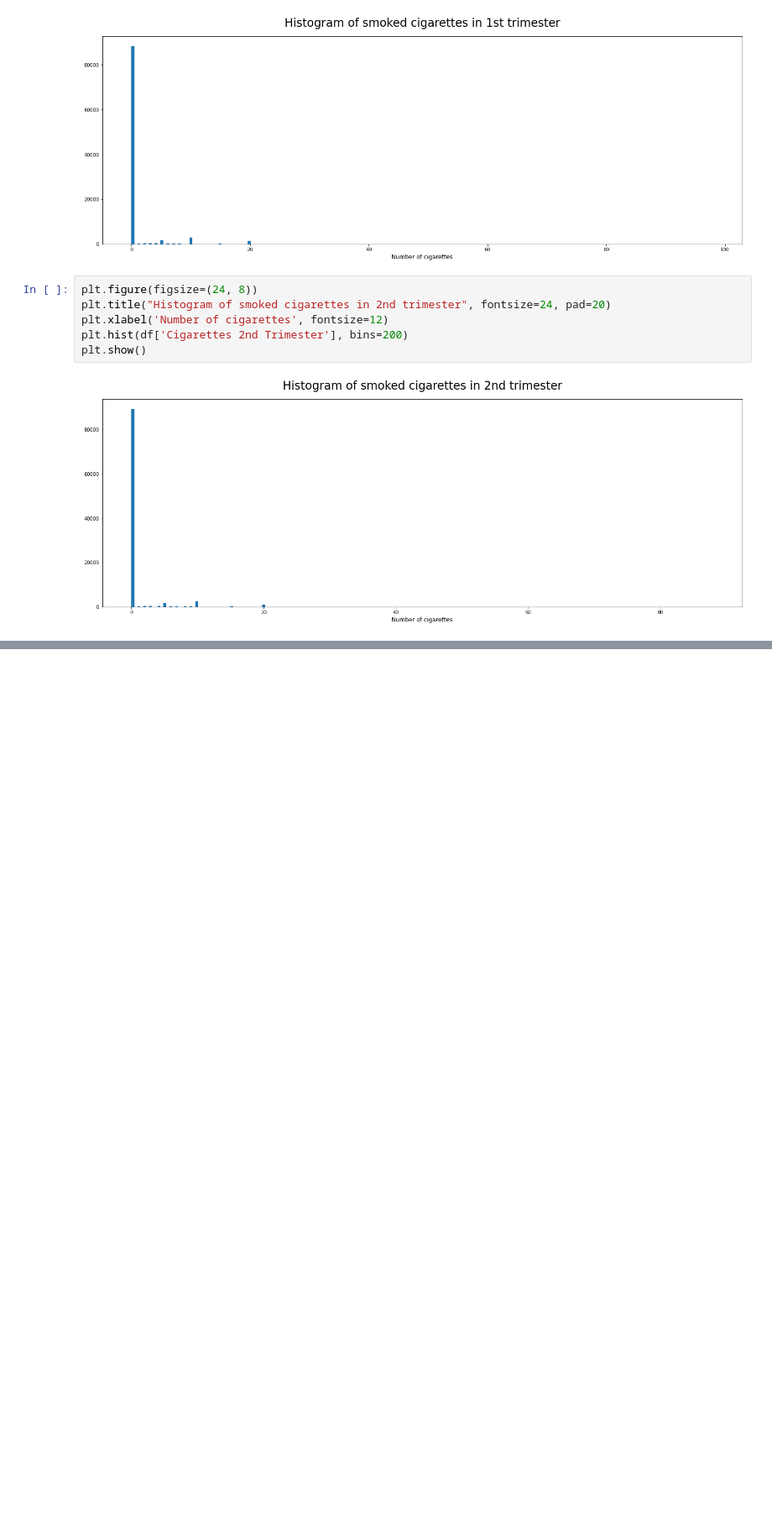
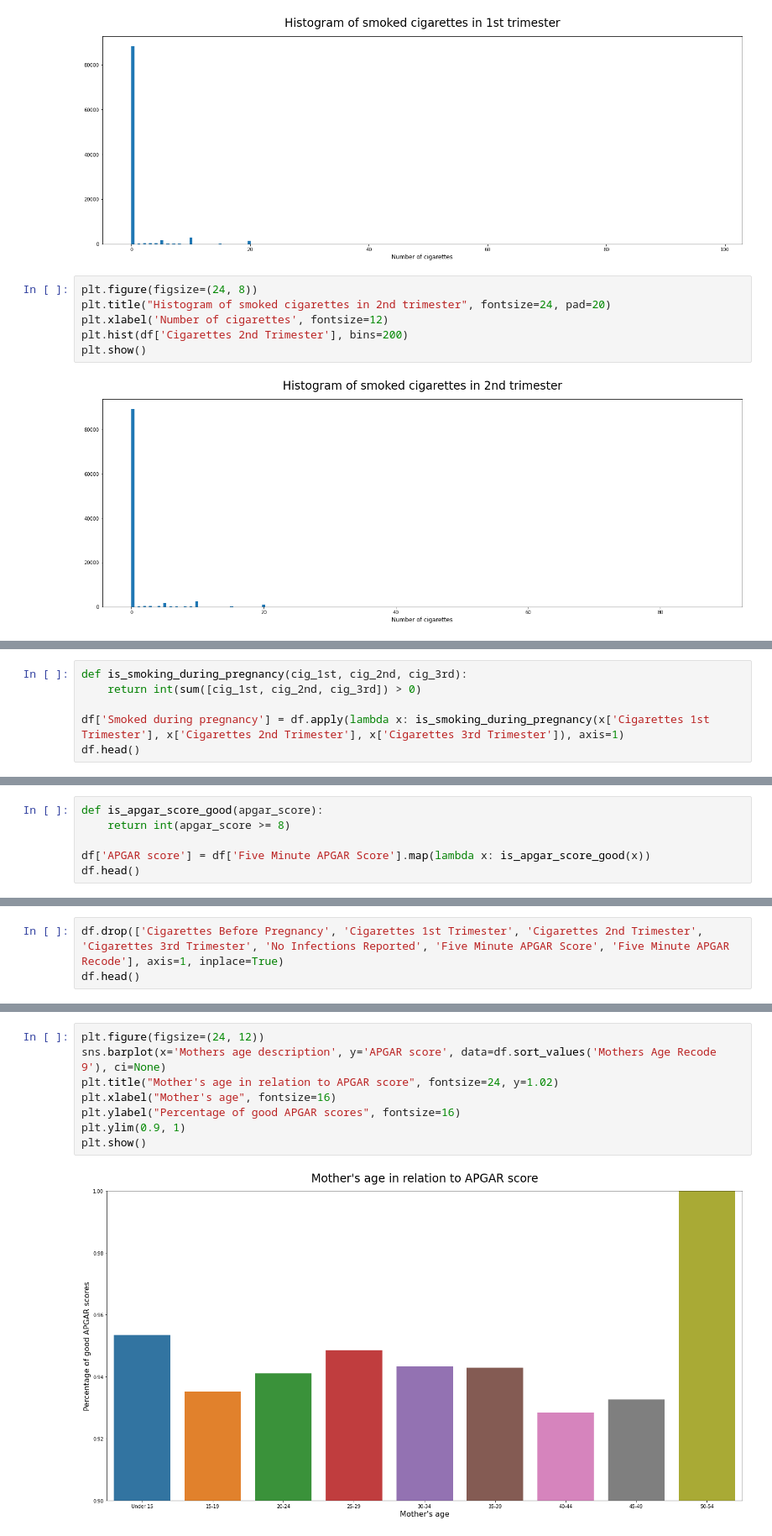
Before and after one commit to WiktorSa/Projekt-MSiD, a Jupyter notebook: notebook/Czynniki wpływające na wynik APGAR.ipynb, the cells around one changed output, grey strips where cells are left out. Shown: that part at 84% size. Saved outputs shown, nothing was run; the diff lists cells and outputs as text; blank space fills up the shorter version.

```diff
--- a/notebook/Czynniki wpływające na wynik APGAR.ipynb
+++ b/notebook/Czynniki wpływające na wynik APGAR.ipynb
@@ -140,0 +191,6 @@ plt.show()
+# %%
+def is_smoking_during_pregnancy(cig_1st, cig_2nd, cig_3rd):
+    return int(sum([cig_1st, cig_2nd, cig_3rd]) > 0)
+
+df['Smoked during pregnancy'] = df.apply(lambda x: is_smoking_during_pregnancy(x['Cigarettes 1st Trimester'], x['Cigarettes 2nd Trimester'], x['Cigarettes 3rd Trimester']), axis=1)
+df.head()
@@ -140,0 +204,6 @@ plt.show()
+# %%
+def is_apgar_score_good(apgar_score):
+    return int(apgar_score >= 8)
+
+df['APGAR score'] = df['Five Minute APGAR Score'].map(lambda x: is_apgar_score_good(x))
+df.head()
@@ -140,0 +217,3 @@ plt.show()
+# %%
+df.drop(['Cigarettes Before Pregnancy', 'Cigarettes 1st Trimester', 'Cigarettes 2nd Trimester', 'Cigarettes 3rd Trimester', 'No Infections Reported', 'Five Minute APGAR Score', 'Five Minute APGAR Recode'], axis=1, inplace=True)
+df.head()
@@ -140,0 +281,10 @@ plt.show()
+# %%
+plt.figure(figsize=(24, 12))
+sns.barplot(x='Mothers age description', y='APGAR score', data=df.sort_values('Mothers Age Recode 9'), ci=None)
+plt.title("Mother's age in relation to APGAR score", fontsize=24, y=1.02)
+plt.xlabel("Mother's age", fontsize=16)
+plt.ylabel("Percentage of good APGAR scores", fontsize=16)
+plt.ylim(0.9, 1)
+plt.show()
+# %% [output]
+[figure, added]
```
Also changed, not shown: parts of 43 cells of this notebook.
